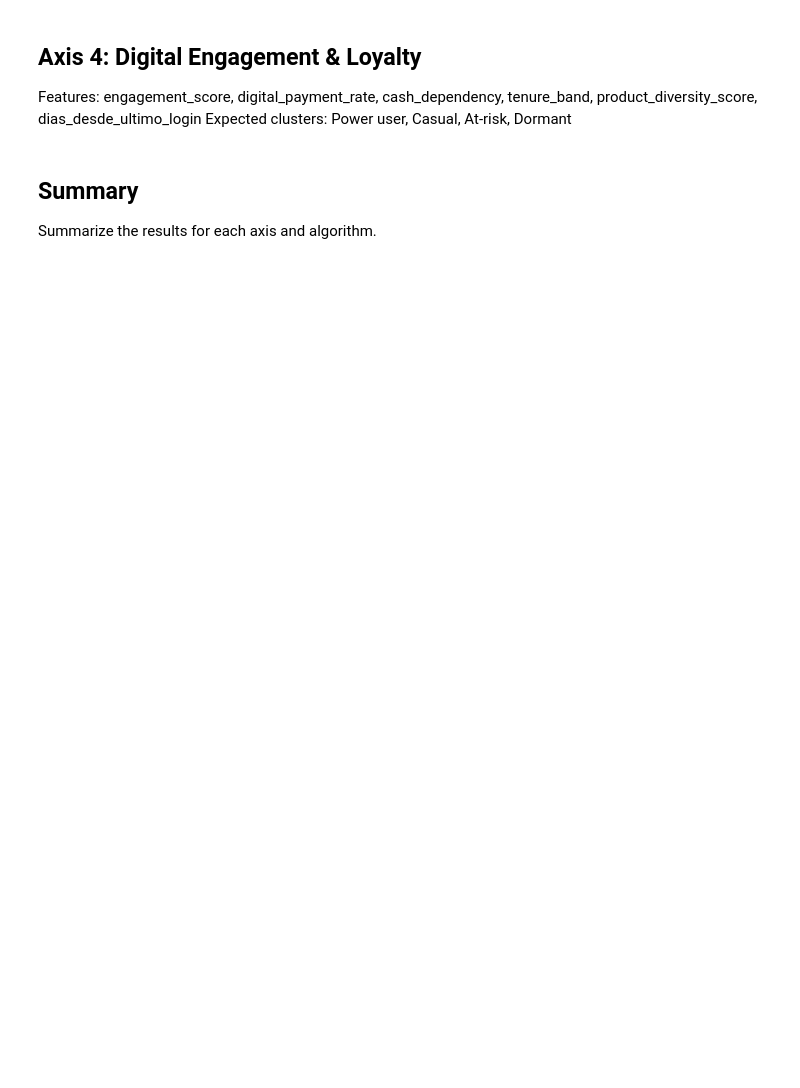
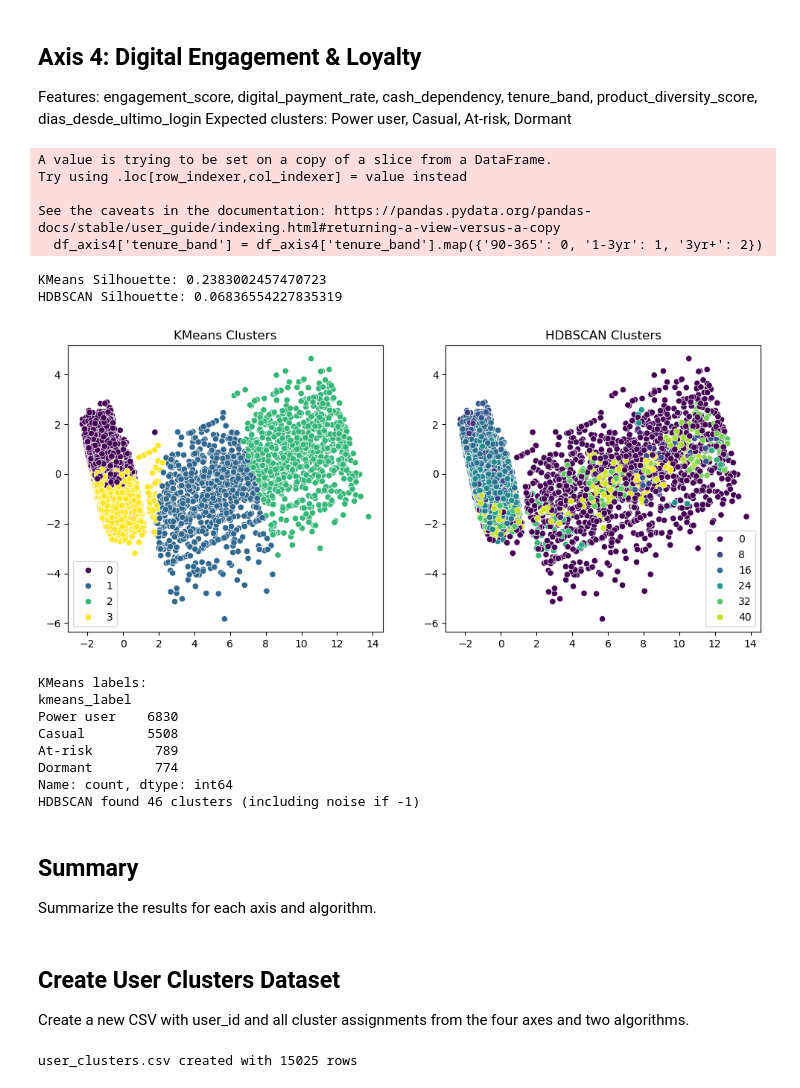
Before and after one commit to VanessaNohely/DATATHON2026, a Jupyter notebook: analysis/clusterization/Clusterization.ipynb, the cells around one changed output. Cells and saved outputs as stored; diff of their text form; code cells hidden in the pictures; blank space fills up the shorter version.

```diff
--- a/analysis/clusterization/Clusterization.ipynb
+++ b/analysis/clusterization/Clusterization.ipynb
@@ -193,8 +265,17 @@ Expected clusters: Power user, Casual, At-risk, Dormant
 # %%
 # Features
 axis4_features = ['engagement_score', 'digital_payment_rate', 'cash_dependency', 'tenure_band', 'product_diversity_score', 'dias_desde_ultimo_login']
-df_axis4 = df[axis4_features].dropna()
-X_axis4 = scaler.fit_transform(df_axis4)
+df_axis4 = df[axis4_features]
+
+# Encode categorical
+df_axis4['tenure_band'] = df_axis4['tenure_band'].map({'90-365': 0, '1-3yr': 1, '3yr+': 2})
+
+# Drop NaN after encoding
+df_axis4 = df_axis4.dropna()
+
+# Scale
+scaler4 = RobustScaler()
+X_axis4 = scaler4.fit_transform(df_axis4)
 
 # KMeans
 kmeans4 = KMeans(n_clusters=4, random_state=42)
@@ -217,33 +298,50 @@ sns.scatterplot(x=X_pca4[:,0], y=X_pca4[:,1], hue=hdb_labels4, palette='viridis'
 plt.title('HDBSCAN Clusters')
 plt.show()
 
 # Assign labels
 cluster_means4 = df_axis4.groupby(kmeans_labels4).mean()
 # Risk score: higher values indicate lower engagement (higher risk)
 risk_score4 = (-cluster_means4['engagement_score'] - cluster_means4['digital_payment_rate'] +
                cluster_means4['cash_dependency'] - cluster_means4['tenure_band'] -
                cluster_means4['product_diversity_score'] + cluster_means4['dias_desde_ultimo_login'])
 cluster_risk4 = risk_score4.sort_values()
 labels4 = ['Power user', 'Casual', 'At-risk', 'Dormant']
 cluster_to_label4 = {old: new for old, new in zip(cluster_risk4.index, labels4)}
 df_axis4['kmeans_label'] = [cluster_to_label4[c] for c in kmeans_labels4]
 print('KMeans labels:')
 print(df_axis4['kmeans_label'].value_counts())
 
 # For HDBSCAN
 if len(set(hdb_labels4)) == 4:
     hdb_cluster_means4 = df_axis4.groupby(hdb_labels4).mean()
     hdb_risk_score4 = (-hdb_cluster_means4['engagement_score'] - hdb_cluster_means4['digital_payment_rate'] +
                        hdb_cluster_means4['cash_dependency'] - hdb_cluster_means4['tenure_band'] -
                        hdb_cluster_means4['product_diversity_score'] + hdb_cluster_means4['dias_desde_ultimo_login'])
     hdb_cluster_risk4 = hdb_risk_score4.sort_values()
     hdb_cluster_to_label4 = {old: new for old, new in zip(hdb_cluster_risk4.index, labels4)}
     df_axis4['hdb_label'] = [hdb_cluster_to_label4[c] if c != -1 else 'Noise' for c in hdb_labels4]
     print('HDBSCAN labels:')
     print(df_axis4['hdb_label'].value_counts())
 else:
     print(f'HDBSCAN found {len(set(hdb_labels4))} clusters (including noise if -1)')
     df_axis4['hdb_label'] = hdb_labels4
+# %% [output]
+A value is trying to be set on a copy of a slice from a DataFrame.
+Try using .loc[row_indexer,col_indexer] = value instead
+
+See the caveats in the documentation: https://pandas.pydata.org/pandas-docs/stable/user_guide/indexing.html#returning-a-view-versus-a-copy
+  df_axis4['tenure_band'] = df_axis4['tenure_band'].map({'90-365': 0, '1-3yr': 1, '3yr+': 2})
+KMeans Silhouette: 0.2383002457470723
+HDBSCAN Silhouette: 0.06836554227835319
+[figure, added]
+KMeans labels:
+kmeans_label
+Power user    6830
+Casual        5508
+At-risk        789
+Dormant        774
+Name: count, dtype: int64
+HDBSCAN found 46 clusters (including noise if -1)
 # %% [markdown]
 ## Summary
 
@@ -267,0 +349,47 @@ print('HDBSCAN Silhouette:', silhouette_score(X_axis4, hdb_labels4) if len(set(h
+# %% [markdown]
+## Create User Clusters Dataset
+
+Create a new CSV with user_id and all cluster assignments from the four axes and two algorithms.
+# %%
+# Create base dataframe with all unique user_ids
+base_df = pd.DataFrame({'user_id': df['user_id'].unique()})
+
+# Axis 1: Financial Risk Profile
+axis1_df = pd.DataFrame({
+    'user_id': df.iloc[df_axis1.index]['user_id'],
+    'axis1_kmeans_label': df_axis1['kmeans_label'],
+    'axis1_hdb_label': df_axis1['hdb_label']
+})
+
+# Axis 2: Income & Wealth Tier
+axis2_df = pd.DataFrame({
+    'user_id': df.iloc[df_axis2.index]['user_id'],
+    'axis2_kmeans_label': df_axis2['kmeans_label'],
+    'axis2_hdb_label': df_axis2['hdb_label']
+})
+
+# Axis 3: Spending Lifestyle
+axis3_df = pd.DataFrame({
+    'user_id': df.iloc[df_axis3.index]['user_id'],
+    'axis3_kmeans_label': df_axis3['kmeans_label'],
+    'axis3_hdb_label': df_axis3['hdb_label']
+})
+
+# Axis 4: Digital Engagement & Loyalty
+axis4_df = pd.DataFrame({
+    'user_id': df.iloc[df_axis4.index]['user_id'],
+    'axis4_kmeans_label': df_axis4['kmeans_label'],
+    'axis4_hdb_label': df_axis4['hdb_label']
+})
+
+# Merge all axis dataframes
+merged_df = base_df.merge(axis1_df, on='user_id', how='left') \
+    .merge(axis2_df, on='user_id', how='left') \
+    .merge(axis3_df, on='user_id', how='left') \
+    .merge(axis4_df, on='user_id', how='left')
+
+# Save to CSV
+merged_df.to_csv('user_clusters.csv', index=False)
+print(f"user_clusters.csv created with {len(merged_df)} rows")
+# %% [output]
+user_clusters.csv created with 15025 rows
```
Also changed, not shown: parts of 5 cells of this notebook, 1 other file.
